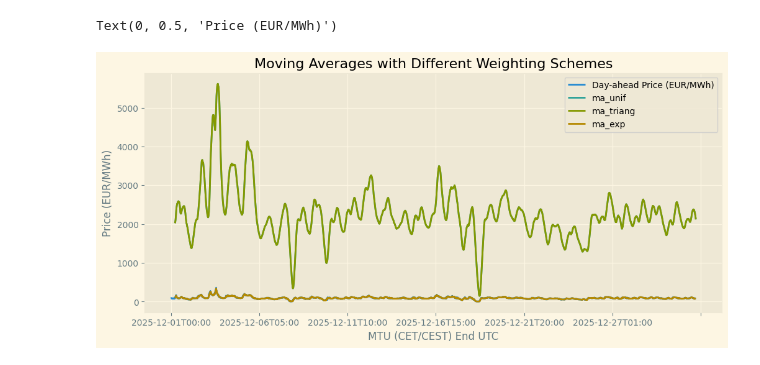
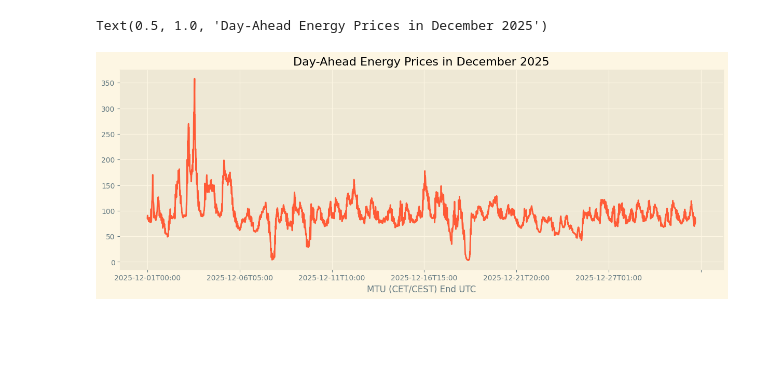
Before and after one commit to SSBO-ai/ai-for-energy, a Jupyter notebook: ipex_eda.ipynb, the cells around one changed output. Saved outputs shown, nothing was run; the diff lists cells and outputs as text; code cells hidden in the pictures; blank space fills up the shorter version.

```diff
--- a/ipex_eda.ipynb
+++ b/ipex_eda.ipynb
@@ -127,3 +32,8 @@ ts = (
     .set_index("MTU (CET/CEST) End UTC")
     ["Day-ahead Price (EUR/MWh)"]
 )
+
+# Converting ts into Pandas DataFrame
+ts_df = pd.DataFrame(ts)
+
+ts_df.head()
@@ -213,12 +48,6 @@ plot_ts(ts = ts["detrended_triang"], ts_add = None, title ='Time Series', legend
-# %%
-ts[[
-    "Day-ahead Price (EUR/MWh)",
-    "ma_unif",
-    "ma_triang",
-    "ma_exp"
-]].plot(figsize=(12,5))
-plt.title('Moving Averages with Different Weighting Schemes')
-plt.ylabel('Price (EUR/MWh)')
-# %% [output]
-Text(0, 0.5, 'Price (EUR/MWh)')
-[figure, removed]
+# %%
+ts_df['Day-ahead Price (EUR/MWh)'].plot(figsize=(15, 5), color=NF_ORANGE)
+plt.title('Day-Ahead Energy Prices in December 2025')
+# %% [output]
+Text(0.5, 1.0, 'Day-Ahead Energy Prices in December 2025')
+[figure, added]
```
Also changed, not shown: parts of 14 cells of this notebook.
